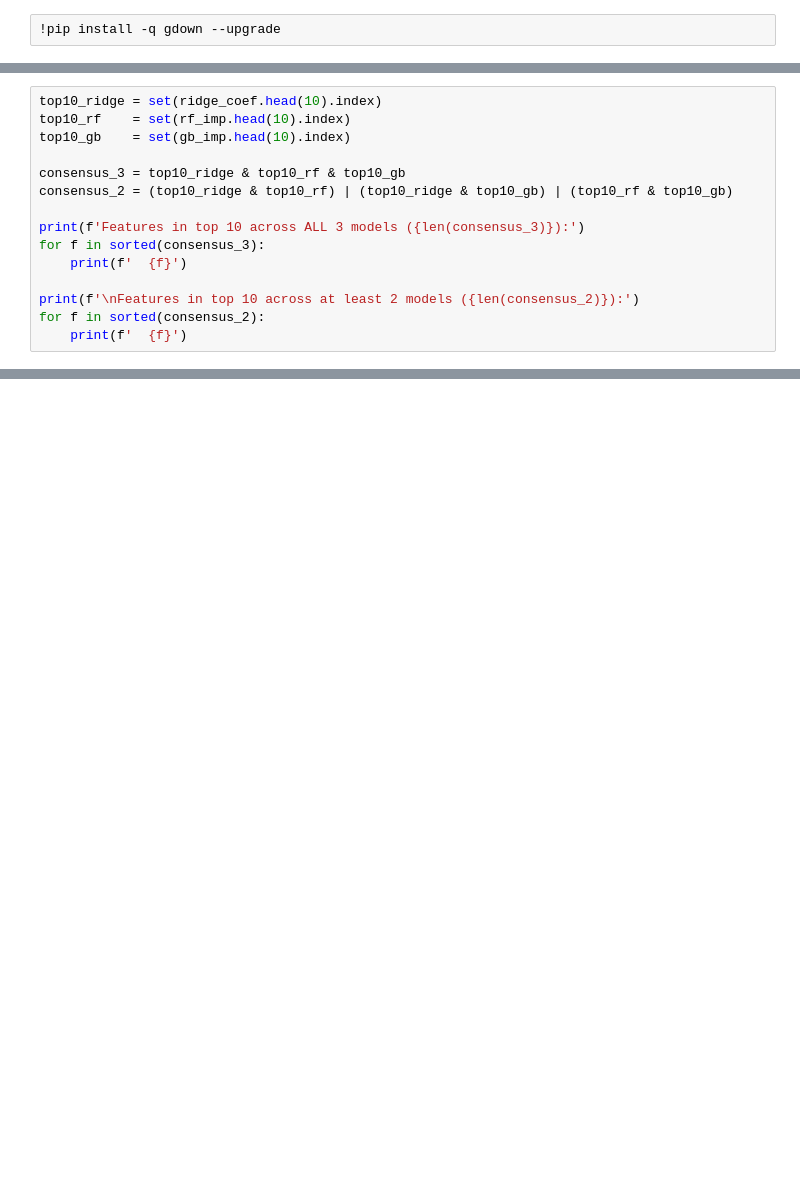
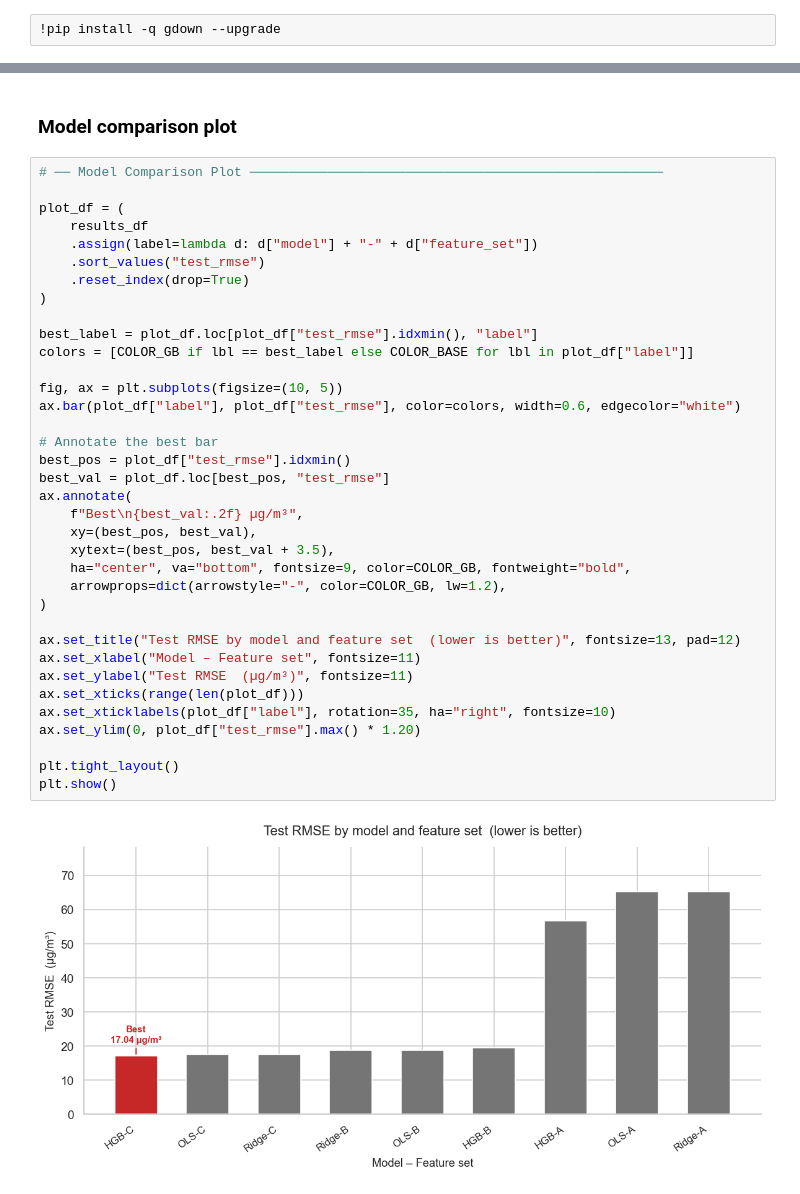
Before and after one commit to Enrik-Shabani/ML-Project-GroupA, a Jupyter notebook: notebooks/03_Supervised_Learning.ipynb, the cells around one changed output, grey strips where cells are left out. Saved outputs shown, nothing was run; the diff lists cells and outputs as text; blank space fills up the shorter version.

```diff
--- a/notebooks/03_Supervised_Learning.ipynb
+++ b/notebooks/03_Supervised_Learning.ipynb
@@ -600,15 +65,0 @@ plt.show()
-# %%
-top10_ridge = set(ridge_coef.head(10).index)
-top10_rf    = set(rf_imp.head(10).index)
-top10_gb    = set(gb_imp.head(10).index)
-
-consensus_3 = top10_ridge & top10_rf & top10_gb
-consensus_2 = (top10_ridge & top10_rf) | (top10_ridge & top10_gb) | (top10_rf & top10_gb)
-
-print(f'Features in top 10 across ALL 3 models ({len(consensus_3)}):')
-for f in sorted(consensus_3):
-    print(f'  {f}')
-
-print(f'\nFeatures in top 10 across at least 2 models ({len(consensus_2)}):')
-for f in sorted(consensus_2):
-    print(f'  {f}')
@@ -687,0 +466,40 @@ Best model : Gradient Boosting  (84.8% RMSE improvement over baseline)
+# %% [markdown]
+### Model comparison plot
+# %%
+# ── Model Comparison Plot ─────────────────────────────────────────────────────
+
+plot_df = (
+    results_df
+    .assign(label=lambda d: d["model"] + "-" + d["feature_set"])
+    .sort_values("test_rmse")
+    .reset_index(drop=True)
+)
+
+best_label = plot_df.loc[plot_df["test_rmse"].idxmin(), "label"]
+colors = [COLOR_GB if lbl == best_label else COLOR_BASE for lbl in plot_df["label"]]
+
+fig, ax = plt.subplots(figsize=(10, 5))
+ax.bar(plot_df["label"], plot_df["test_rmse"], color=colors, width=0.6, edgecolor="white")
+
+# Annotate the best bar
+best_pos = plot_df["test_rmse"].idxmin()
+best_val = plot_df.loc[best_pos, "test_rmse"]
+ax.annotate(
+    f"Best\n{best_val:.2f} µg/m³",
+    xy=(best_pos, best_val),
+    xytext=(best_pos, best_val + 3.5),
+    ha="center", va="bottom", fontsize=9, color=COLOR_GB, fontweight="bold",
+    arrowprops=dict(arrowstyle="-", color=COLOR_GB, lw=1.2),
+)
+
+ax.set_title("Test RMSE by model and feature set  (lower is better)", fontsize=13, pad=12)
+ax.set_xlabel("Model – Feature set", fontsize=11)
+ax.set_ylabel("Test RMSE  (µg/m³)", fontsize=11)
+ax.set_xticks(range(len(plot_df)))
+ax.set_xticklabels(plot_df["label"], rotation=35, ha="right", fontsize=10)
+ax.set_ylim(0, plot_df["test_rmse"].max() * 1.20)
+
+plt.tight_layout()
+plt.show()
+# %% [output]
+[figure, added]
```
Also changed, not shown: parts of 66 cells of this notebook.
